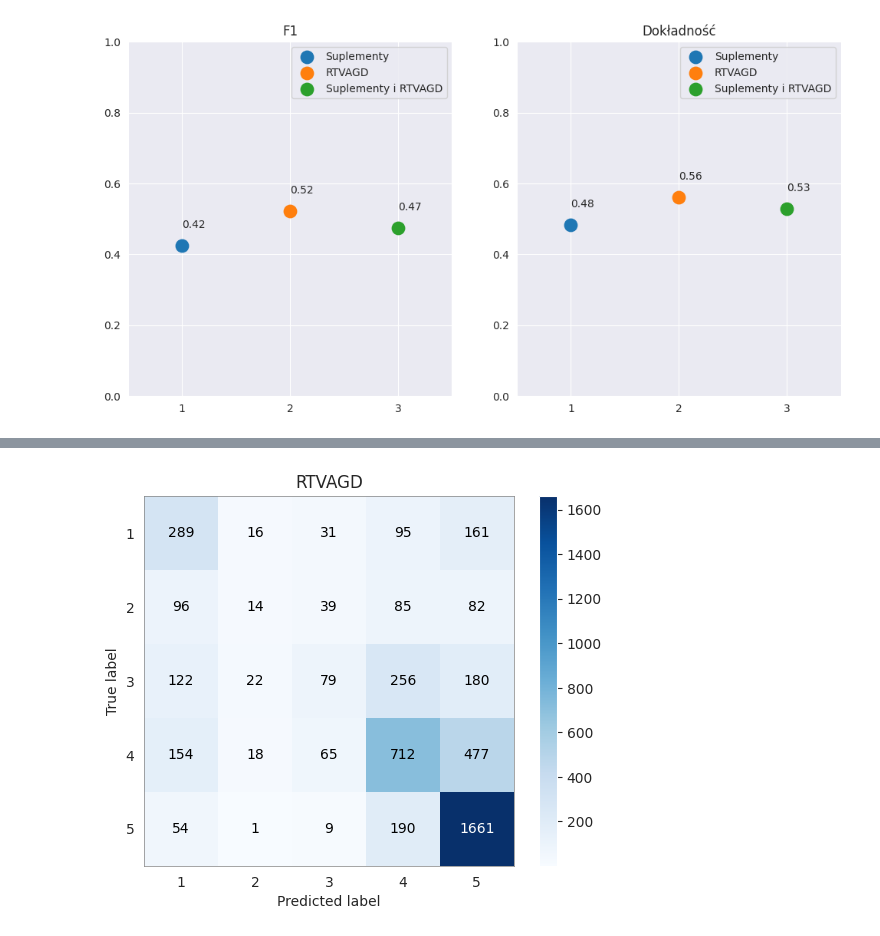
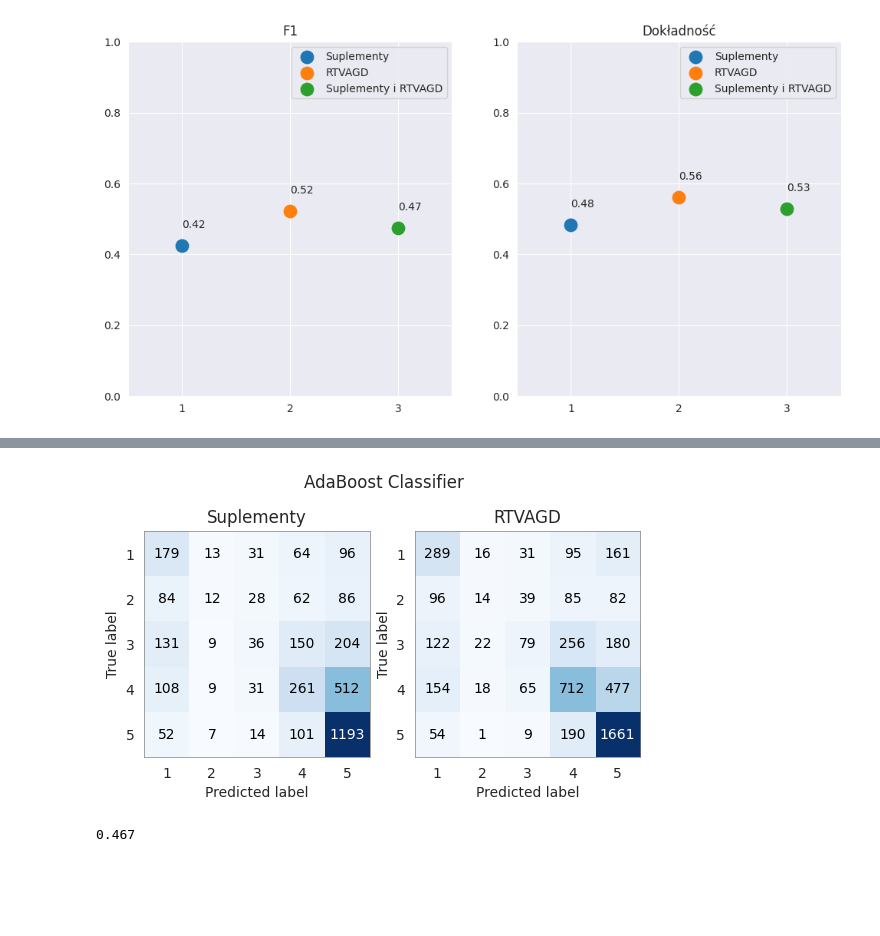
Before and after one commit to 13Dominik/engineering_thesis, a Jupyter notebook: project.ipynb, the cells around one changed output, grey strips where cells are left out. Cells and saved outputs as stored; diff of their text form; code cells hidden in the pictures; blank space fills up the shorter version.

```diff
--- a/project.ipynb
+++ b/project.ipynb
@@ -741,4 +772,4 @@ display_confusion_matrix(y_merged_test, y_merged_pred, "Suplementy i RTVAGD")
-# %%
-display_confusion_matrix(y_rtvagd_test, y_rtvagd_pred, "RTVAGD")
-# %% [output]
-[figure, removed]
+# %%
+display_confusion_matrices(y_supp_test, y_supp_pred, y_rtvagd_test,y_rtvagd_pred,"AdaBoost Classifier")
+# %% [output]
+[figure, added]
@@ -744,0 +787,4 @@ display_confusion_matrix(y_rtvagd_test, y_rtvagd_pred, "RTVAGD")
+# %%
+-(a + b)
+# %% [output]
+0.467
```
Also changed, not shown: parts of 19 cells of this notebook, 17 other files.
